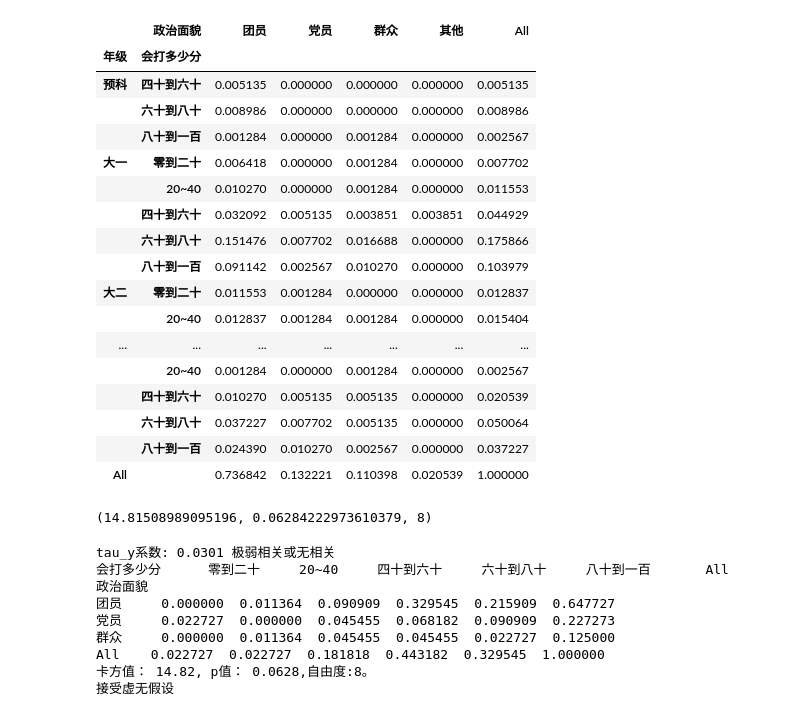
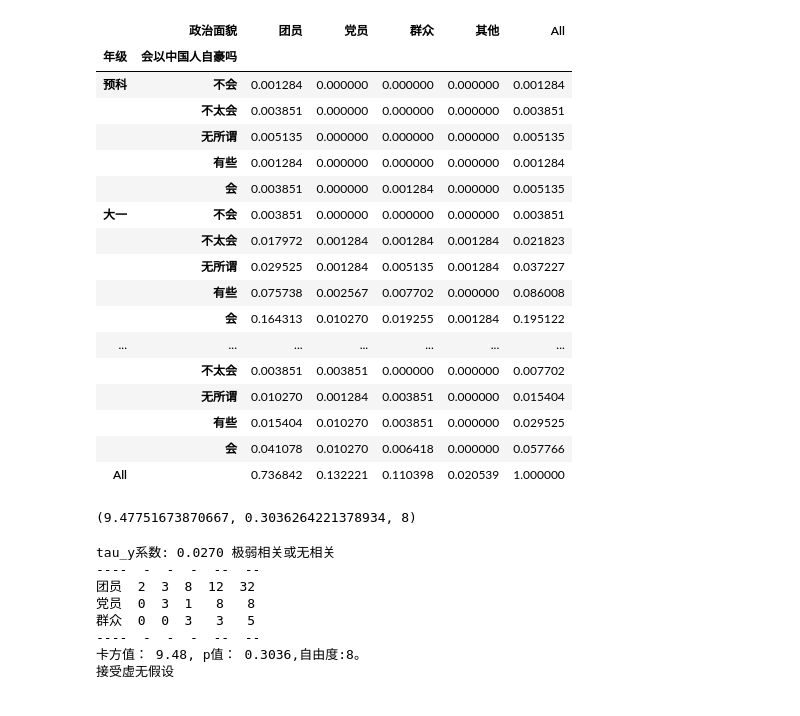
Before and after one commit to shithiy/statistics-2023, a Jupyter notebook: 16-多变量统计分析.ipynb, the cells around one changed output. Cells and saved outputs as stored; diff of their text form; code cells hidden in the pictures.

```diff
--- a/16-多变量统计分析.ipynb
+++ b/16-多变量统计分析.ipynb
@@ -9,28 +16,28 @@ PyreadstatError: File data\国家认同数据清理后.sav does not exist!
 # %%
 # 创建民族、年级和政治面貌的交互表
-cross_tab = pd.crosstab(index=[数据表['年级'], 数据表['会打多少分']],
+cross_tab = pd.crosstab(index=[数据表['年级'], 数据表['会以中国人自豪吗']],
                         columns=数据表['政治面貌'],
                         margins=True, normalize=True)  # All 行和列的总和
 
 cross_tab
 # %% [output]
 |  | 政治面貌 | 团员 | 党员 | 群众 | 其他 | All |
-| 年级 | 会打多少分 |  |  |  |  |  |
-| 预科 | 四十到六十 | 0.005135 | 0.000000 | 0.000000 | 0.000000 | 0.005135 |
-|  | 六十到八十 | 0.008986 | 0.000000 | 0.000000 | 0.000000 | 0.008986 |
-|  | 八十到一百 | 0.001284 | 0.000000 | 0.001284 | 0.000000 | 0.002567 |
-| 大一 | 零到二十 | 0.006418 | 0.000000 | 0.001284 | 0.000000 | 0.007702 |
-|  | 20~40 | 0.010270 | 0.000000 | 0.001284 | 0.000000 | 0.011553 |
-|  | 四十到六十 | 0.032092 | 0.005135 | 0.003851 | 0.003851 | 0.044929 |
-|  | 六十到八十 | 0.151476 | 0.007702 | 0.016688 | 0.000000 | 0.175866 |
-|  | 八十到一百 | 0.091142 | 0.002567 | 0.010270 | 0.000000 | 0.103979 |
-| 大二 | 零到二十 | 0.011553 | 0.001284 | 0.000000 | 0.000000 | 0.012837 |
-|  | 20~40 | 0.012837 | 0.001284 | 0.001284 | 0.000000 | 0.015404 |
+| 年级 | 会以中国人自豪吗 |  |  |  |  |  |
+| 预科 | 不会 | 0.001284 | 0.000000 | 0.000000 | 0.000000 | 0.001284 |
+|  | 不太会 | 0.003851 | 0.000000 | 0.000000 | 0.000000 | 0.003851 |
+|  | 无所谓 | 0.005135 | 0.000000 | 0.000000 | 0.000000 | 0.005135 |
+|  | 有些 | 0.001284 | 0.000000 | 0.000000 | 0.000000 | 0.001284 |
+|  | 会 | 0.003851 | 0.000000 | 0.001284 | 0.000000 | 0.005135 |
+| 大一 | 不会 | 0.003851 | 0.000000 | 0.000000 | 0.000000 | 0.003851 |
+|  | 不太会 | 0.017972 | 0.001284 | 0.001284 | 0.001284 | 0.021823 |
+|  | 无所谓 | 0.029525 | 0.001284 | 0.005135 | 0.001284 | 0.037227 |
+|  | 有些 | 0.075738 | 0.002567 | 0.007702 | 0.000000 | 0.086008 |
+|  | 会 | 0.164313 | 0.010270 | 0.019255 | 0.001284 | 0.195122 |
 | ... | ... | ... | ... | ... | ... | ... |
-|  | 20~40 | 0.001284 | 0.000000 | 0.001284 | 0.000000 | 0.002567 |
-|  | 四十到六十 | 0.010270 | 0.005135 | 0.005135 | 0.000000 | 0.020539 |
-|  | 六十到八十 | 0.037227 | 0.007702 | 0.005135 | 0.000000 | 0.050064 |
-|  | 八十到一百 | 0.024390 | 0.010270 | 0.002567 | 0.000000 | 0.037227 |
+|  | 不太会 | 0.003851 | 0.003851 | 0.000000 | 0.000000 | 0.007702 |
+|  | 无所谓 | 0.010270 | 0.001284 | 0.003851 | 0.000000 | 0.015404 |
+|  | 有些 | 0.015404 | 0.010270 | 0.003851 | 0.000000 | 0.029525 |
+|  | 会 | 0.041078 | 0.010270 | 0.006418 | 0.000000 | 0.057766 |
 | All |  | 0.736842 | 0.132221 | 0.110398 | 0.020539 | 1.000000 |
 # %%
 from scipy import stats
@@ -41,25 +48,24 @@ specific_grade = '大四'
 df_specific_grade = 数据表[数据表['年级'] == specific_grade]
 
 # 创建会打多少分和政治面貌的交互表
-cross_tab_specific_grade = pd.crosstab(df_specific_grade['会打多少分'], df_specific_grade['政治面貌'])
+cross_tab_specific_grade = pd.crosstab(df_specific_grade['会以中国人自豪吗'], df_specific_grade['政治面貌'])
 
 # 进行卡方检验
 chi2_grade, p_grade, dof_grade, expected_grade = stats.chi2_contingency(cross_tab_specific_grade)
 
 chi2_grade, p_grade, dof_grade,
 # %% [output]
-(14.81508989095196, 0.06284222973610379, 8)
+(9.47751673870667, 0.3036264221378934, 8)
 # %%
-mytools.两个无序类别变量的统计分析(df_specific_grade,'政治面貌','会打多少分')
+mytools.两个无序类别变量的统计分析(df_specific_grade,'政治面貌','会以中国人自豪吗')
 # %% [output]
-tau_y系数: 0.0301 极弱相关或无相关
-会打多少分      零到二十     20~40     四十到六十     六十到八十     八十到一百       All
-政治面貌
-团员     0.000000  0.011364  0.090909  0.329545  0.215909  0.647727
-党员     0.022727  0.000000  0.045455  0.068182  0.090909  0.227273
-群众     0.000000  0.011364  0.045455  0.045455  0.022727  0.125000
-All    0.022727  0.022727  0.181818  0.443182  0.329545  1.000000
-卡方值： 14.82, p值： 0.0628,自由度:8。
+tau_y系数: 0.0270 极弱相关或无相关
+----  -  -  -  --  --
+团员  2  3  8  12  32
+党员  0  3  1   8   8
+群众  0  0  3   3   5
+----  -  -  -  --  --
+卡方值： 9.48, p值： 0.3036,自由度:8。
 接受虚无假设
 # %%
 import plotly.express as px
```
Also changed, not shown: parts of 1 cell of this notebook, 2 other files.
